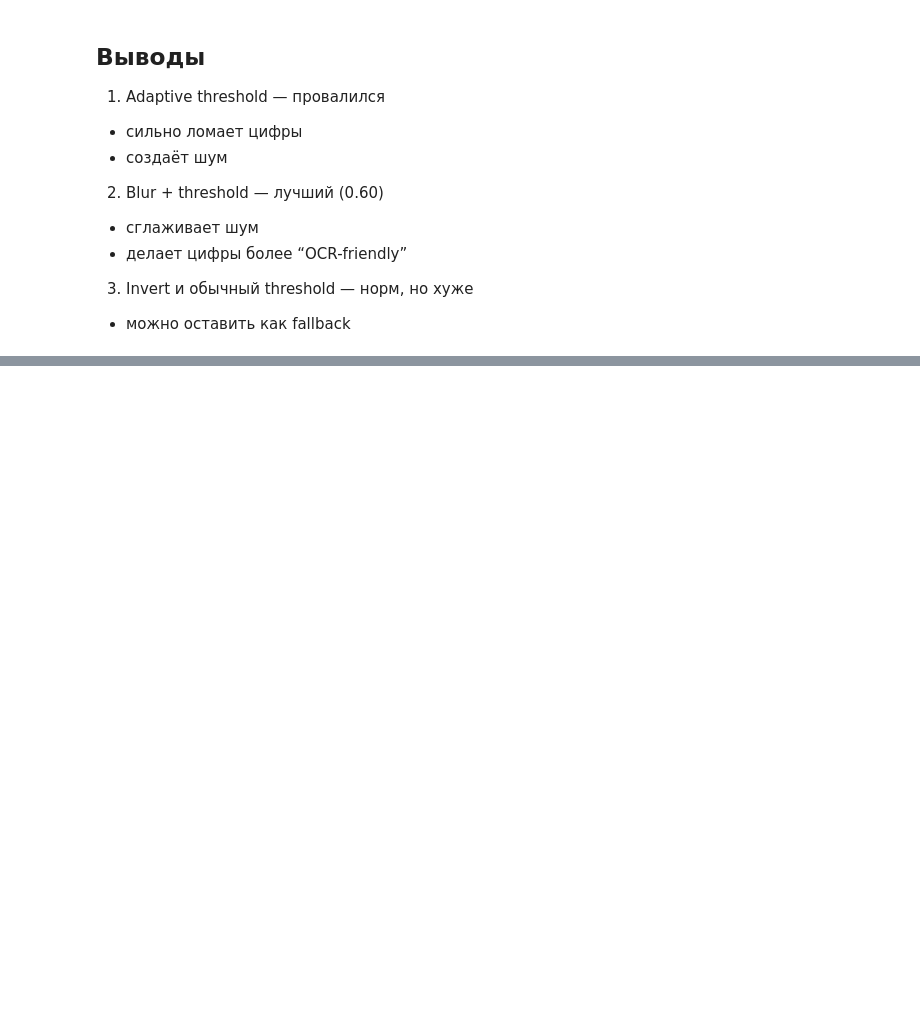
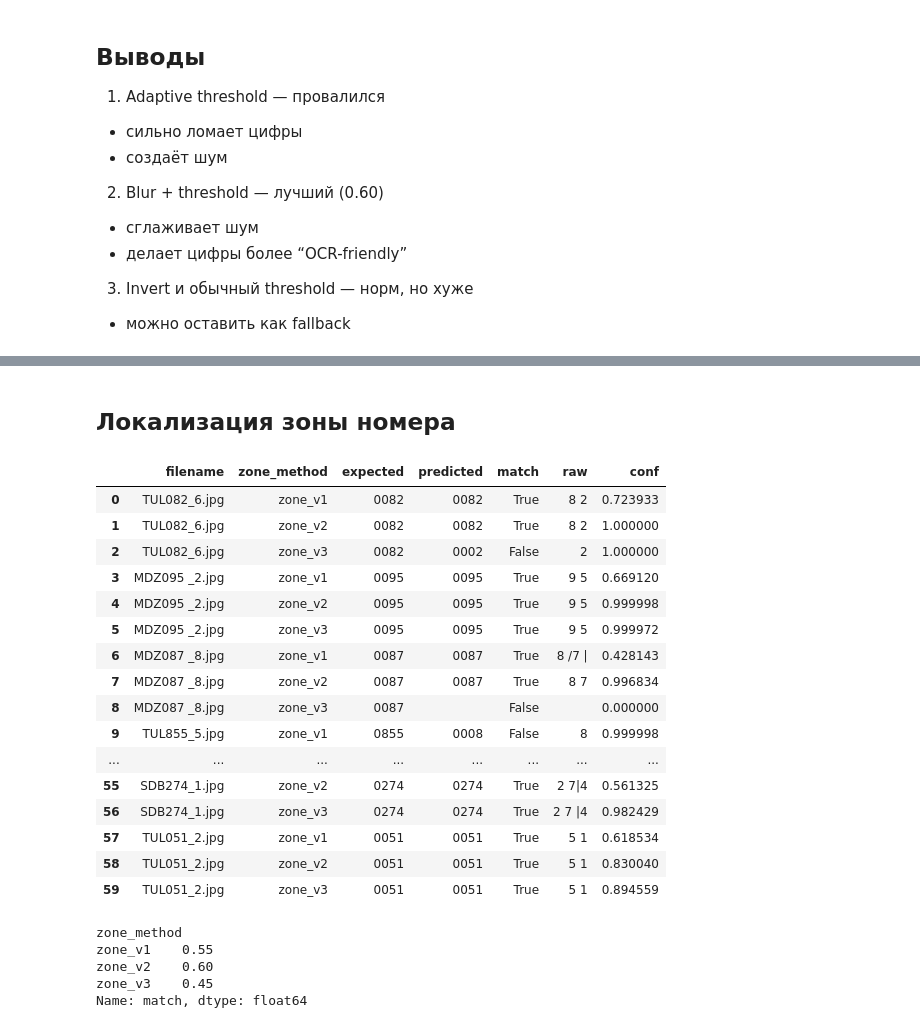
Before and after one commit to Schwarzepolizei/plate-recognition, a Jupyter notebook: notebooks/04_ocr_improvement.ipynb, the cells around one changed output, grey strips where cells are left out. Cells and saved outputs as stored; diff of their text form; code cells hidden in the pictures; blank space fills up the shorter version.

Commit message:
Добавлена проверка локализации зоны номера и итог эксперементов.

```diff
--- a/notebooks/04_ocr_improvement.ipynb
+++ b/notebooks/04_ocr_improvement.ipynb
@@ -320,0 +353,7 @@ Name: match, dtype: float64
+# %%
+def run_ocr_on_image_v2(image, reader):
+    result = reader.readtext(image)
+    raw_text, conf = extract_sorted_text(result)
+    clean = process_ocr_text(raw_text)
+    norm = normalize_plate_number(clean)
+    return norm, conf, raw_text
@@ -320,0 +462,2 @@ Name: match, dtype: float64
+# %% [markdown]
+## Локализация зоны номера
@@ -320,0 +488,5 @@ Name: match, dtype: float64
+# %%
+def preprocess_blur_only(gray):
+    blur = cv2.GaussianBlur(gray, (5, 5), 0)
+    _, th = cv2.threshold(blur, 130, 255, cv2.THRESH_BINARY)
+    return th
@@ -320,0 +530,49 @@ Name: match, dtype: float64
+# %%
+rows_zone = []
+
+for path in sample_paths:
+    expected = extract_expected_number_from_filename(path.name)
+    variants = run_zone_experiment(path, model, reader)
+
+    if variants is None:
+        continue
+
+    for zone_name, res in variants.items():
+        rows_zone.append({
+            "filename": path.name,
+            "zone_method": zone_name,
+            "expected": expected,
+            "predicted": res["norm"],
+            "match": expected == res["norm"],
+            "raw": res["raw"],
+            "conf": res["conf"],
+        })
+
+df_zone = pd.DataFrame(rows_zone)
+df_zone
+# %% [output]
+|  | filename | zone_method | expected | predicted | match | raw | conf |
+| 0 | TUL082_6.jpg | zone_v1 | 0082 | 0082 | True | 8 2 | 0.723933 |
+| 1 | TUL082_6.jpg | zone_v2 | 0082 | 0082 | True | 8 2 | 1.000000 |
+| 2 | TUL082_6.jpg | zone_v3 | 0082 | 0002 | False | 2 | 1.000000 |
+| 3 | MDZ095 _2.jpg | zone_v1 | 0095 | 0095 | True | 9 5 | 0.669120 |
+| 4 | MDZ095 _2.jpg | zone_v2 | 0095 | 0095 | True | 9 5 | 0.999998 |
+| 5 | MDZ095 _2.jpg | zone_v3 | 0095 | 0095 | True | 9 5 | 0.999972 |
+| 6 | MDZ087 _8.jpg | zone_v1 | 0087 | 0087 | True | 8 /7 | | 0.428143 |
+| 7 | MDZ087 _8.jpg | zone_v2 | 0087 | 0087 | True | 8 7 | 0.996834 |
+| 8 | MDZ087 _8.jpg | zone_v3 | 0087 |  | False |  | 0.000000 |
+| 9 | TUL855_5.jpg | zone_v1 | 0855 | 0008 | False | 8 | 0.999998 |
+| ... | ... | ... | ... | ... | ... | ... | ... |
+| 55 | SDB274_1.jpg | zone_v2 | 0274 | 0274 | True | 2 7|4 | 0.561325 |
+| 56 | SDB274_1.jpg | zone_v3 | 0274 | 0274 | True | 2 7 |4 | 0.982429 |
+| 57 | TUL051_2.jpg | zone_v1 | 0051 | 0051 | True | 5 1 | 0.618534 |
+| 58 | TUL051_2.jpg | zone_v2 | 0051 | 0051 | True | 5 1 | 0.830040 |
+| 59 | TUL051_2.jpg | zone_v3 | 0051 | 0051 | True | 5 1 | 0.894559 |
+# %%
+df_zone.groupby("zone_method")["match"].mean()
+# %% [output]
+zone_method
+zone_v1    0.55
+zone_v2    0.60
+zone_v3    0.45
+Name: match, dtype: float64
```
Also changed, not shown: parts of 11 cells of this notebook.
